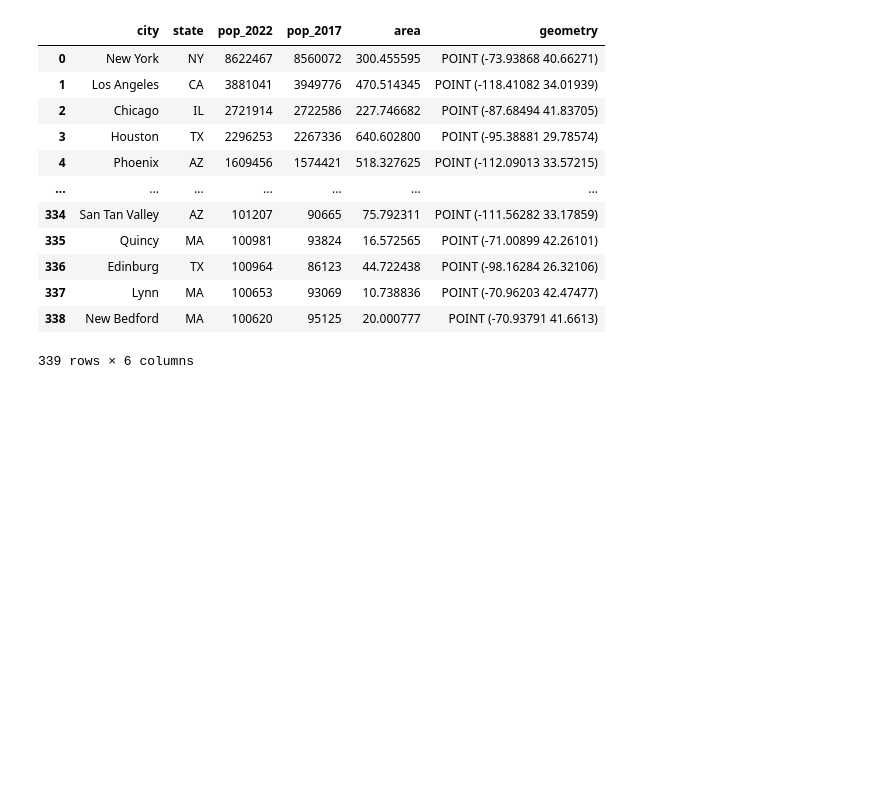
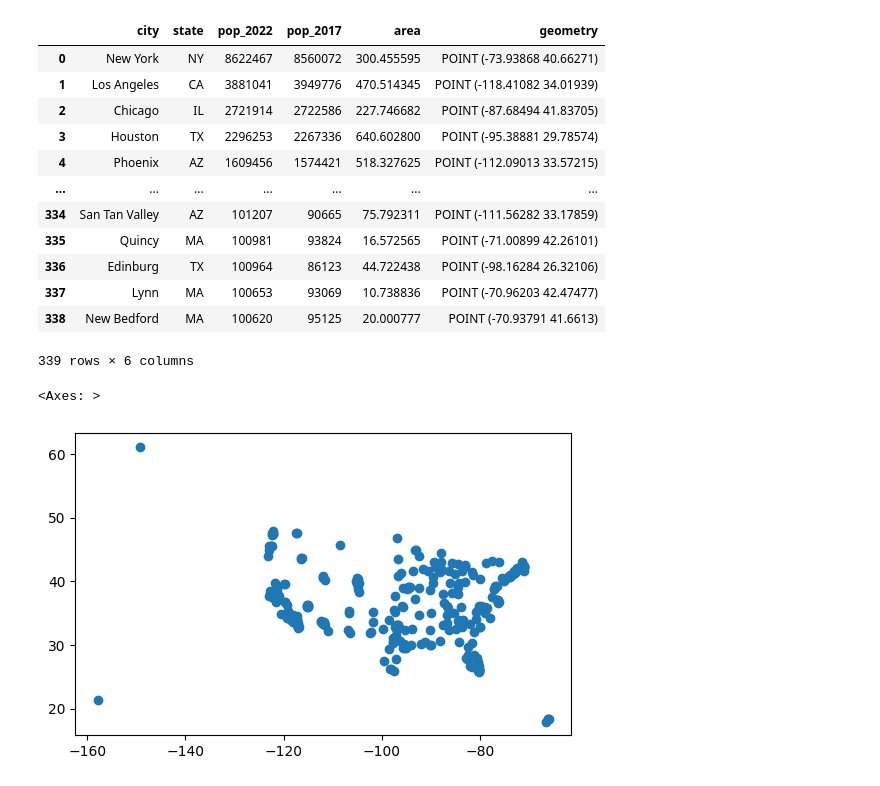
Before and after one commit to mcuringa/cartopy, a Jupyter notebook: notebooks/lab-3.ipynb, the cells around one changed output. Saved outputs shown, nothing was run; the diff lists cells and outputs as text; code cells hidden in the pictures; blank space fills up the shorter version.

```diff
--- a/notebooks/lab-3.ipynb
+++ b/notebooks/lab-3.ipynb
@@ -23,9 +22,12 @@ Lab 3: Plotting points
 import pandas as pd
 import geopandas as gpd
 
+
 # read the data from a URL
-url = "https://raw.githubusercontent.com/mcuringa/cartopy/main/notebooks/data/large-us-cities.csv"
-url = "data/city-points.geojson"
+# this data combines US cenus data from the ACS with
+# UC census tigerline data for place points and land area
+url = "https://raw.githubusercontent.com/mcuringa/cartopy/main/notebooks/data/city-points.geojson"
+
 
 # read the data into a pandas DataFrame
 df = gpd.read_file(url)
@@ -48,5 +50,10 @@ df
 339 rows × 6 columns
 # %%
 # use plot() to make a static map
+
+df.plot()
+# %% [output]
+<Axes: >
+[figure, added]
 # %%
 # use explore() to make an interactive map
```
Also changed, not shown: parts of 15 cells of this notebook, 3 other files.
